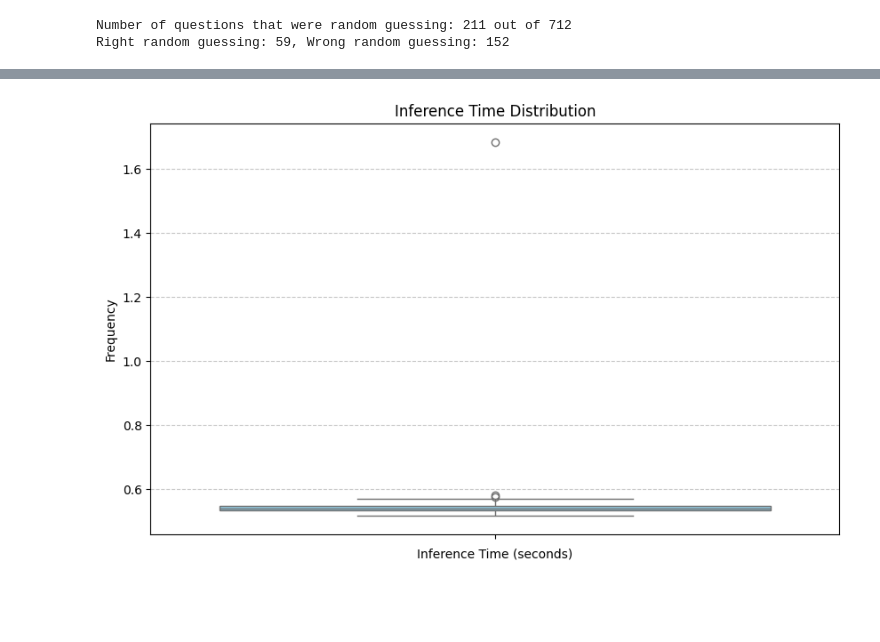
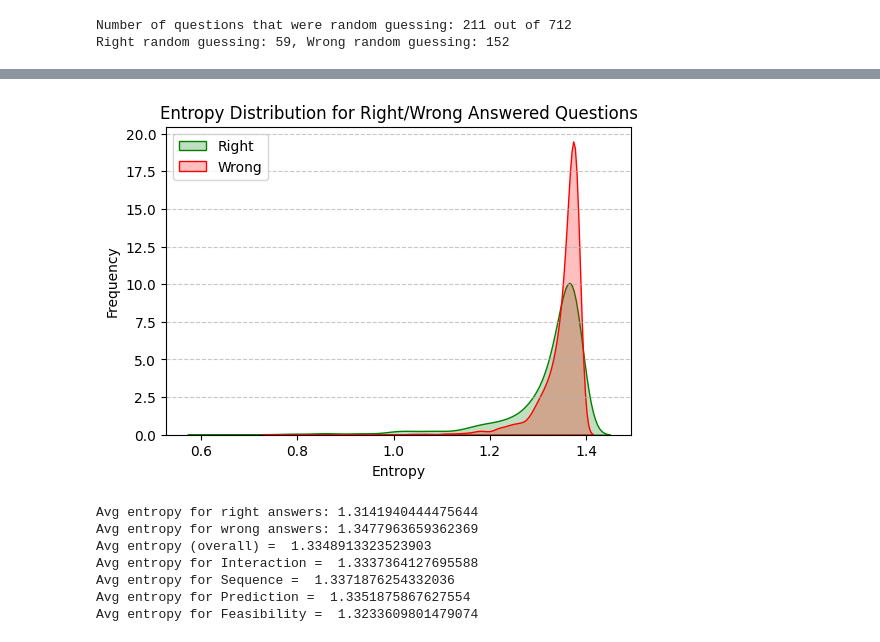
Before and after one commit to guanwei-wu/STAR_Benchmark, a Jupyter notebook: analysis/error_analysis.ipynb, the cells around one changed output, grey strips where cells are left out. Cells and saved outputs as stored; diff of their text form; code cells hidden in the pictures; blank space fills up the shorter version.

```diff
--- a/analysis/error_analysis.ipynb
+++ b/analysis/error_analysis.ipynb
@@ -180,17 +213,59 @@ plt.show()
 # %%
-# plot inference time distribution
-inference_times = []
-for file_path, file_metrics in metrics.items():
-    data = load_jsonl(file_path)
-    for entry in data:
-        inference_times.append(entry["inference_time"])
+# # plot inference time distribution
+# inference_times = []
+# for file_path, file_metrics in metrics.items():
+#     data = load_jsonl(file_path)
+#     for entry in data:
+#         inference_times.append(entry["inference_time"])
 
-plt.figure(figsize=(10, 6))
-sns.boxplot(inference_times, color='skyblue')
-plt.title('Inference Time Distribution')
-plt.xlabel('Inference Time (seconds)')
-plt.ylabel('Frequency')
-plt.grid(axis='y', linestyle='--', alpha=0.7)
-plt.show()
+# plt.figure(figsize=(10, 6))
+# sns.boxplot(inference_times, color='skyblue')
+# plt.title('Inference Time Distribution')
+# plt.xlabel('Inference Time (seconds)')
+# plt.ylabel('Frequency')
+# plt.grid(axis='y', linestyle='--', alpha=0.7)
+# plt.show()
-# %% [output]
-[figure, removed]
+# %%
+# compute entropy of the confidence distribution
+import numpy as np
+from scipy.stats import entropy
+
+correct_entropies = []
+wrong_entropies = []
+category_entropies = defaultdict(list)
+for file_path, file_metrics in metrics.items():
+    data = load_jsonl(file_path)
+
+    for entry in data:
+        if entry["pred_ans_idx"] == entry["true_index"]:
+            correct_entropies.append(entropy(entry["confidence"]))
+        else:
+            wrong_entropies.append(entropy(entry["confidence"]))
+
+        category_entropies[entry["category"]].append(entropy(entry["confidence"]))
+        # entropies.append(entropy(entry["confidence"]))
+
+plt.figure(figsize=(6, 4))
+sns.kdeplot(correct_entropies, color='green', fill=True)
+sns.kdeplot(wrong_entropies, color='red', fill=True)
+plt.legend(['Right', 'Wrong'])
+plt.title('Entropy Distribution for Right/Wrong Answered Questions')
+plt.xlabel('Entropy')
+plt.ylabel('Frequency')
+plt.grid(axis='y', linestyle='--', alpha=0.7)
+plt.show()
+print("Avg entropy for right answers:", sum(correct_entropies) / len(correct_entropies))
+print("Avg entropy for wrong answers:", sum(wrong_entropies) / len(wrong_entropies))
+print("Avg entropy (overall) = ", sum(correct_entropies + wrong_entropies) / len(correct_entropies + wrong_entropies))
+
+for category, entropies in category_entropies.items():
+    print(f"Avg entropy for {category} = ", sum(entropies) / len(entropies))
+# %% [output]
+[figure, added]
+Avg entropy for right answers: 1.3141940444475644
+Avg entropy for wrong answers: 1.3477963659362369
+Avg entropy (overall) =  1.3348913323523903
+Avg entropy for Interaction =  1.3337364127695588
+Avg entropy for Sequence =  1.3371876254332036
+Avg entropy for Prediction =  1.3351875867627554
+Avg entropy for Feasibility =  1.3233609801479074
```
Also changed, not shown: parts of 8 cells of this notebook.
